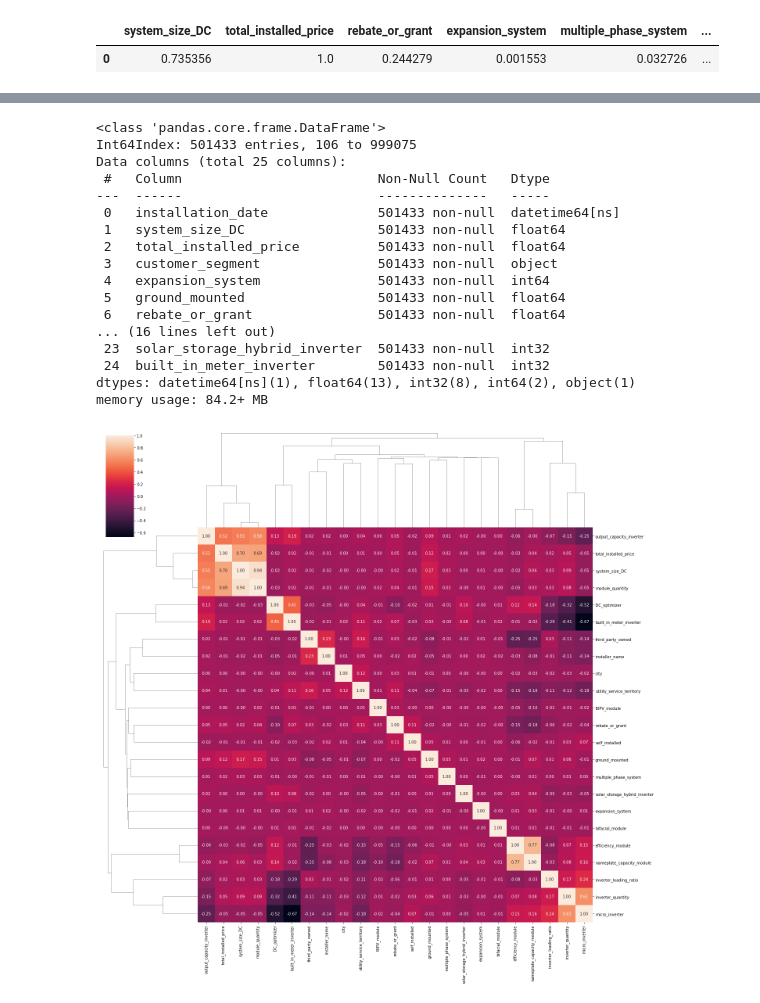
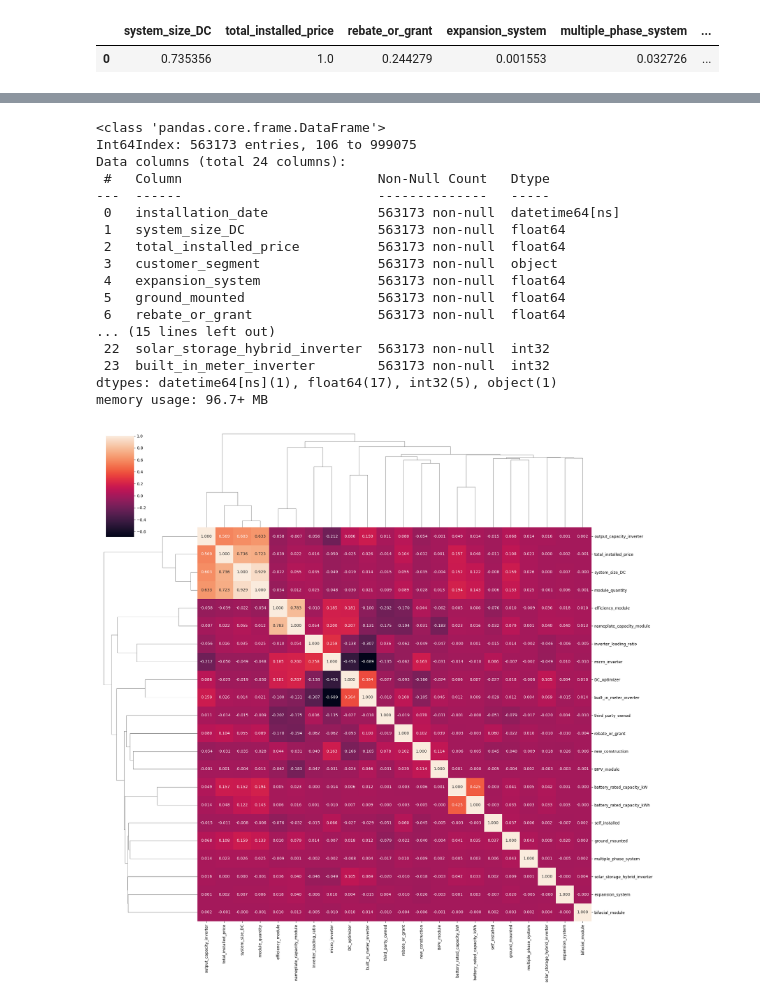
Before and after one commit to klehik/AI-DA-Projekti, a Jupyter notebook: testit/atte-test2.ipynb, the cells around one changed output, grey strips where cells are left out. Saved outputs shown, nothing was run; the diff lists cells and outputs as text; code cells hidden in the pictures.

```diff
--- a/testit/atte-test2.ipynb
+++ b/testit/atte-test2.ipynb
@@ -262,12 +302,8 @@ df_clean = df_clean.drop(columns=testi, axis=1)
 # %%
 knn_clear = ["installation_date", "customer_segment"]
 
-df_clean = df_clean.drop(columns=knn_clear, axis=1)
+#df_clean = df_clean.drop(columns=knn_clear, axis=1)
 # %%
 # from sklearn.impute import SimpleImputer
 # imp = SimpleImputer(missing_values=np.nan, strategy='mean')
 # imp.fit(df_clean)
-# %%
-from sklearn.impute import KNNImputer
-impute_knn = KNNImputer(n_neighbors=2)
-impute_knn.fit_transform(df_clean)
@@ -276,38 +336,42 @@ KeyboardInterrupt:
+# %%
+df_clean["new_construction"] = df_clean["new_construction"].replace(np.nan, 0)
+df_clean["rebate_or_grant"] = df_clean["rebate_or_grant"].replace(np.nan, 0)
+df_clean["ground_mounted"] = df_clean["ground_mounted"].replace(np.nan, 0)
 # %%
-#df_clean = df_clean.dropna()
+df_clean = df_clean.dropna()
 
 
 df_clean.info()
 # %% [output]
 <class 'pandas.core.frame.DataFrame'>
-Int64Index: 501433 entries, 106 to 999075
-Data columns (total 25 columns):
+Int64Index: 563173 entries, 106 to 999075
+Data columns (total 24 columns):
  #   Column                         Non-Null Count   Dtype
 ---  ------                         --------------   -----
- 0   installation_date              501433 non-null  datetime64[ns]
- 1   system_size_DC                 501433 non-null  float64
- 2   total_installed_price          501433 non-null  float64
- 3   customer_segment               501433 non-null  object
- 4   expansion_system               501433 non-null  int64
- 5   ground_mounted                 501433 non-null  float64
- 6   rebate_or_grant                501433 non-null  float64
-... (16 lines left out)
- 23  solar_storage_hybrid_inverter  501433 non-null  int32
- 24  built_in_meter_inverter        501433 non-null  int32
-dtypes: datetime64[ns](1), float64(13), int32(8), int64(2), object(1)
-memory usage: 84.2+ MB
+ 0   installation_date              563173 non-null  datetime64[ns]
+ 1   system_size_DC                 563173 non-null  float64
+ 2   total_installed_price          563173 non-null  float64
+ 3   customer_segment               563173 non-null  object
+ 4   expansion_system               563173 non-null  float64
+ 5   ground_mounted                 563173 non-null  float64
+ 6   rebate_or_grant                563173 non-null  float64
+... (15 lines left out)
+ 22  solar_storage_hybrid_inverter  563173 non-null  int32
+ 23  built_in_meter_inverter        563173 non-null  int32
+dtypes: datetime64[ns](1), float64(17), int32(5), object(1)
+memory usage: 96.7+ MB
 # %%
 # Piirretään korrelaatiosta kuvaaja
 import matplotlib.pyplot as plt
 import seaborn as sns
 
 esim109 = df_clean.corrwith(df_clean["total_installed_price"])
 
 esim109
 
 esim110 = df_clean.corr()
 #plt.figure(figsize=(1000,1000))
-sns.clustermap(esim110,annot=True,fmt=".2f", figsize=(20, 20))
+sns.clustermap(esim110,annot=True,fmt=".3f", figsize=(20, 20))
 plt.show()
 # %% [output]
-[figure, old version]
+[figure, new version]
```
Also changed, not shown: parts of 16 cells of this notebook, 1 other file.
